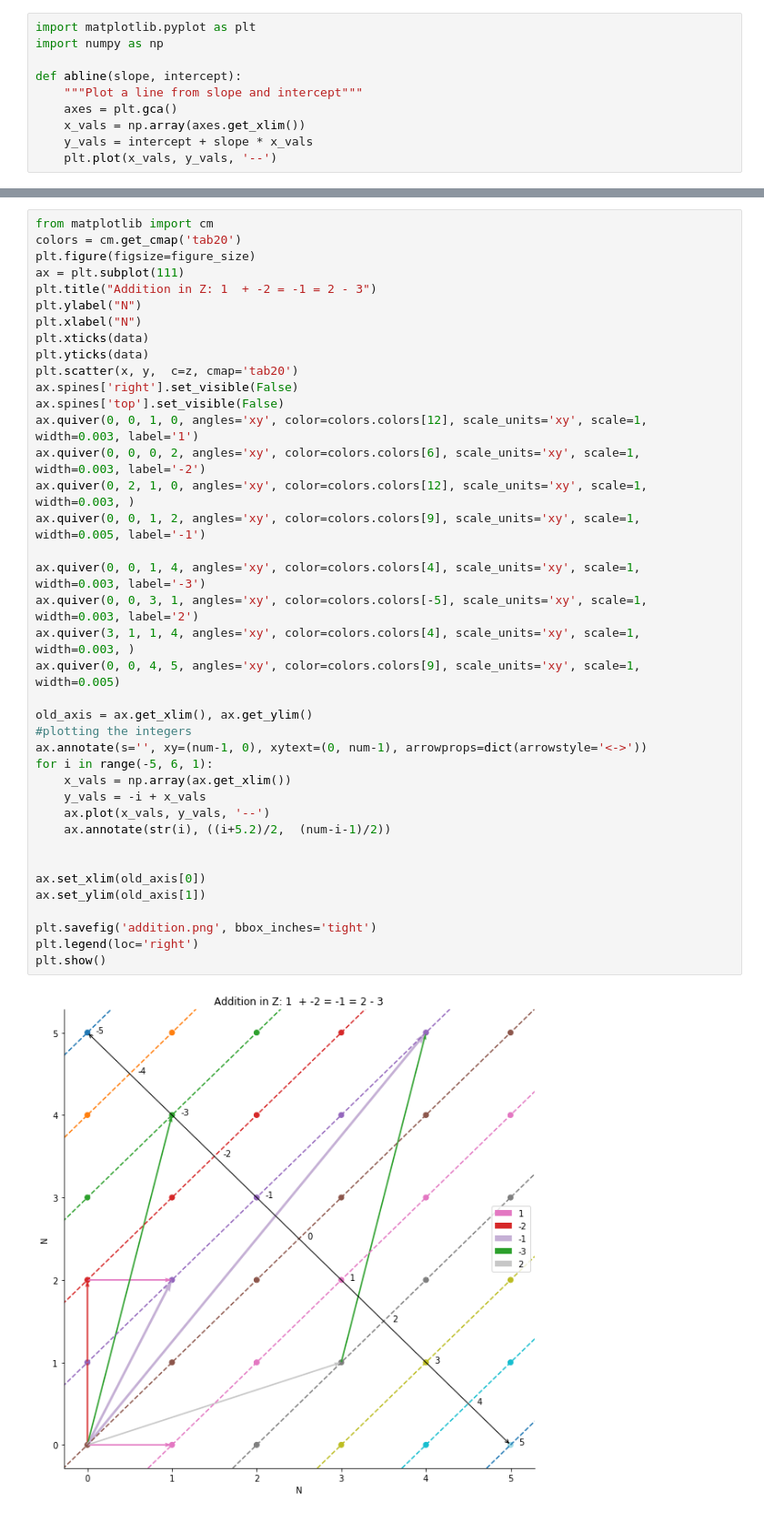
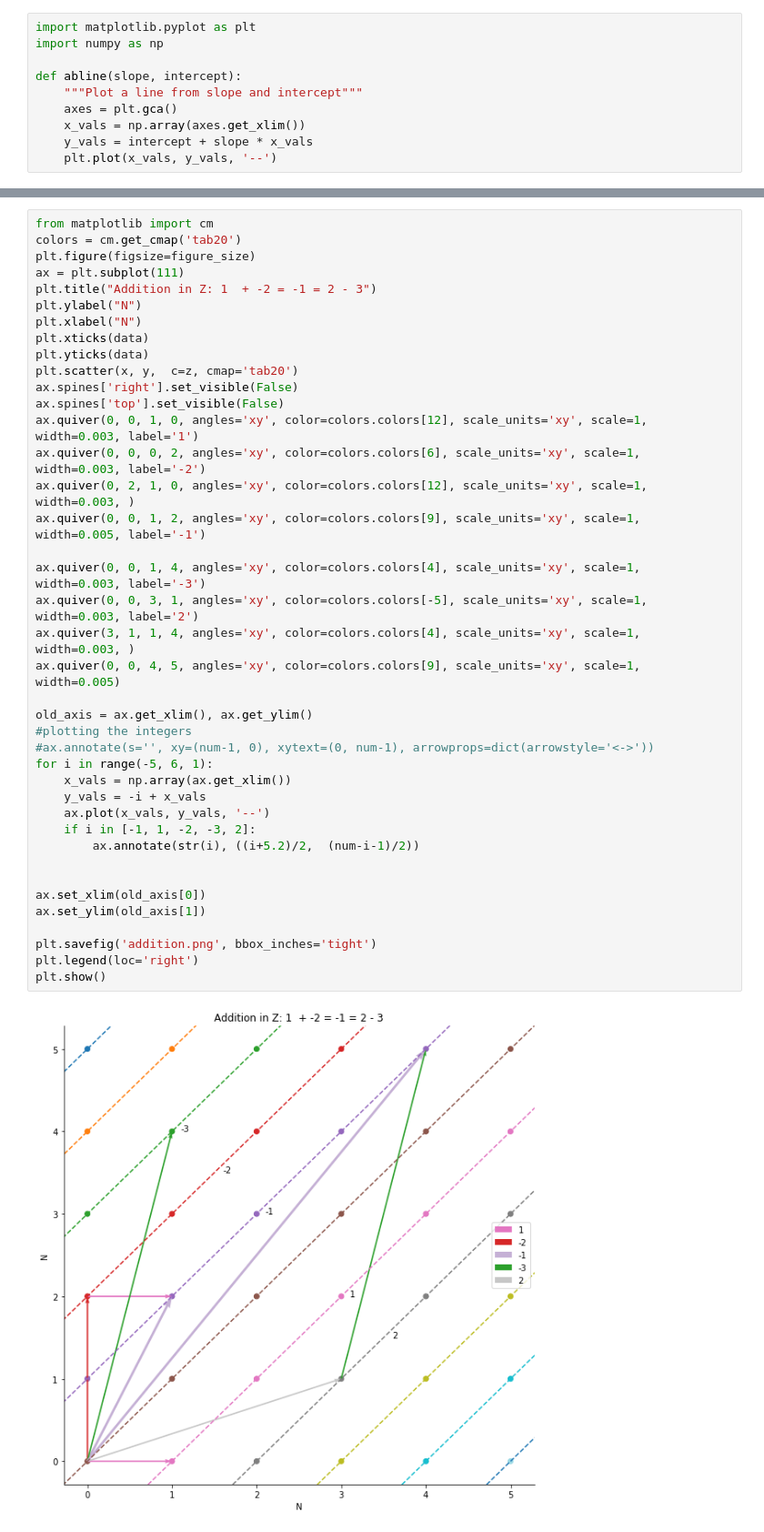
Before and after one commit to jcaip/math-vis, a Jupyter notebook: R visualizations.ipynb, the cells around one changed output, grey strips where cells are left out. Shown: that part at 91% size. Drawn from its saved outputs; the diff is of its cells as text.

```diff
--- a/R visualizations.ipynb
+++ b/R visualizations.ipynb
@@ -88,34 +88,35 @@ plt.xlabel("N")
 plt.xticks(data)
 plt.yticks(data)
 plt.scatter(x, y,  c=z, cmap='tab20')
 ax.spines['right'].set_visible(False)
 ax.spines['top'].set_visible(False)
 ax.quiver(0, 0, 1, 0, angles='xy', color=colors.colors[12], scale_units='xy', scale=1,  width=0.003, label='1')
 ax.quiver(0, 0, 0, 2, angles='xy', color=colors.colors[6], scale_units='xy', scale=1,  width=0.003, label='-2')
 ax.quiver(0, 2, 1, 0, angles='xy', color=colors.colors[12], scale_units='xy', scale=1,  width=0.003, )
 ax.quiver(0, 0, 1, 2, angles='xy', color=colors.colors[9], scale_units='xy', scale=1,  width=0.005, label='-1')
 
 ax.quiver(0, 0, 1, 4, angles='xy', color=colors.colors[4], scale_units='xy', scale=1,  width=0.003, label='-3')
 ax.quiver(0, 0, 3, 1, angles='xy', color=colors.colors[-5], scale_units='xy', scale=1,  width=0.003, label='2')
 ax.quiver(3, 1, 1, 4, angles='xy', color=colors.colors[4], scale_units='xy', scale=1,  width=0.003, )
 ax.quiver(0, 0, 4, 5, angles='xy', color=colors.colors[9], scale_units='xy', scale=1,  width=0.005)
 
 old_axis = ax.get_xlim(), ax.get_ylim()
 #plotting the integers
-ax.annotate(s='', xy=(num-1, 0), xytext=(0, num-1), arrowprops=dict(arrowstyle='<->'))
+#ax.annotate(s='', xy=(num-1, 0), xytext=(0, num-1), arrowprops=dict(arrowstyle='<->'))
 for i in range(-5, 6, 1):
     x_vals = np.array(ax.get_xlim())
     y_vals = -i + x_vals
     ax.plot(x_vals, y_vals, '--')
-    ax.annotate(str(i), ((i+5.2)/2,  (num-i-1)/2))
+    if i in [-1, 1, -2, -3, 2]:
+        ax.annotate(str(i), ((i+5.2)/2,  (num-i-1)/2))
 
 
 ax.set_xlim(old_axis[0])
 ax.set_ylim(old_axis[1])
 
 plt.savefig('addition.png', bbox_inches='tight')
 plt.legend(loc='right')
 plt.show()
 # %% [output]
-[figure, old version]
+[figure, new version]
 # %%
```
Also changed, not shown: parts of 6 cells of this notebook, 5 other files.
